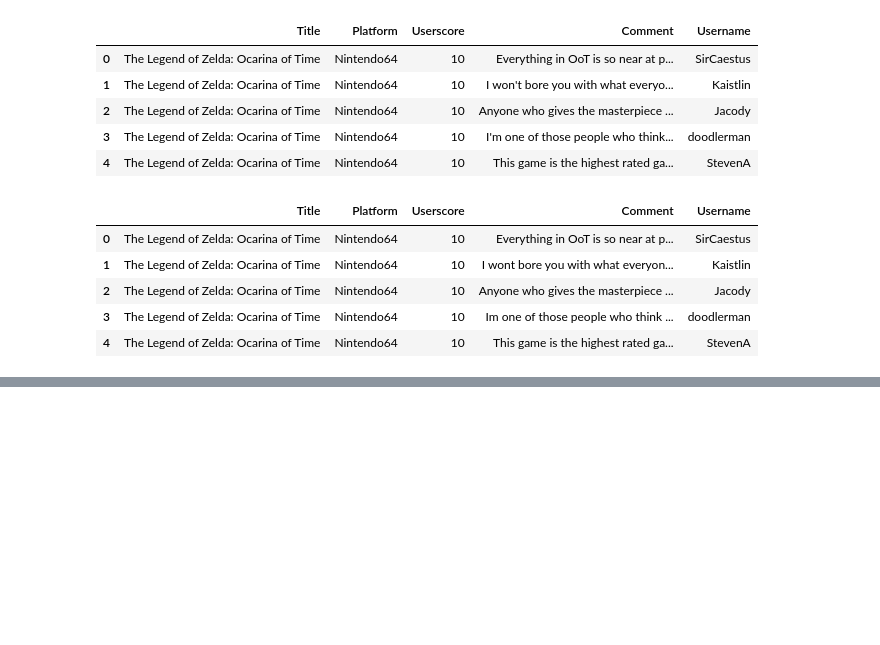
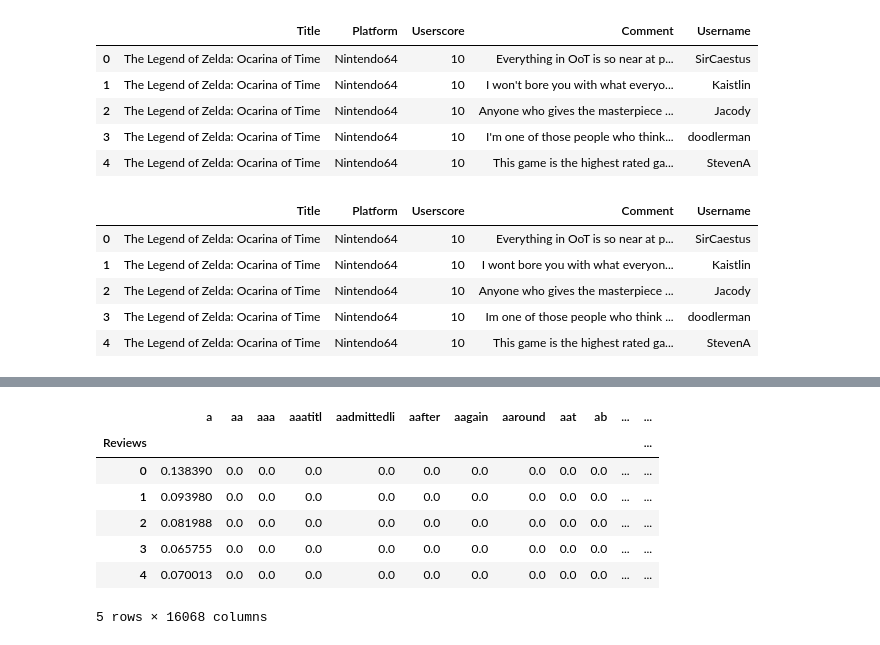
Before and after one commit to SportsReiter12/Data-Science, a Jupyter notebook: Video Game Capstone Project/Data Wrangling/Video Game Capstone Project Data Wrangling.ipynb, the cells around one changed output, grey strips where cells are left out. Drawn from its saved outputs; the diff is of its cells as text; code cells hidden in the pictures; blank space fills up the shorter version.

```diff
--- a/Video Game Capstone Project/Data Wrangling/Video Game Capstone Project Data Wrangling.ipynb
+++ b/Video Game Capstone Project/Data Wrangling/Video Game Capstone Project Data Wrangling.ipynb
@@ -251,11 +347,20 @@ df_w.head()
 # %%
 # Putting DataFrame through a TF-IDF Transformer
 transformer = TfidfTransformer()
-matrix = transformer.fit_transform(df_w)
+matrix = transformer.fit_transform(df_t)
 matrix = matrix.todense()
-df_wt = pd.DataFrame(matrix, columns=df_w.columns)
+df_wt = pd.DataFrame(matrix, columns=df_t.columns)
 df_wt.index.name = 'Reviews'
 df_wt.head()
+# %% [output]
+|  | a | aa | aaa | aaatitl | aadmittedli | aafter | aagain | aaround | aat | ab | ... | ... |
+| Reviews |  |  |  |  |  |  |  |  |  |  |  | ... |
+| 0 | 0.138390 | 0.0 | 0.0 | 0.0 | 0.0 | 0.0 | 0.0 | 0.0 | 0.0 | 0.0 | ... | ... |
+| 1 | 0.093980 | 0.0 | 0.0 | 0.0 | 0.0 | 0.0 | 0.0 | 0.0 | 0.0 | 0.0 | ... | ... |
+| 2 | 0.081988 | 0.0 | 0.0 | 0.0 | 0.0 | 0.0 | 0.0 | 0.0 | 0.0 | 0.0 | ... | ... |
+| 3 | 0.065755 | 0.0 | 0.0 | 0.0 | 0.0 | 0.0 | 0.0 | 0.0 | 0.0 | 0.0 | ... | ... |
+| 4 | 0.070013 | 0.0 | 0.0 | 0.0 | 0.0 | 0.0 | 0.0 | 0.0 | 0.0 | 0.0 | ... | ... |
+5 rows × 16068 columns
 # %%
 # Get average value for each token in each game, make it one game per row (using aggregation)
 # Possibly for Merging
```
Also changed, not shown: parts of 9 cells of this notebook.
